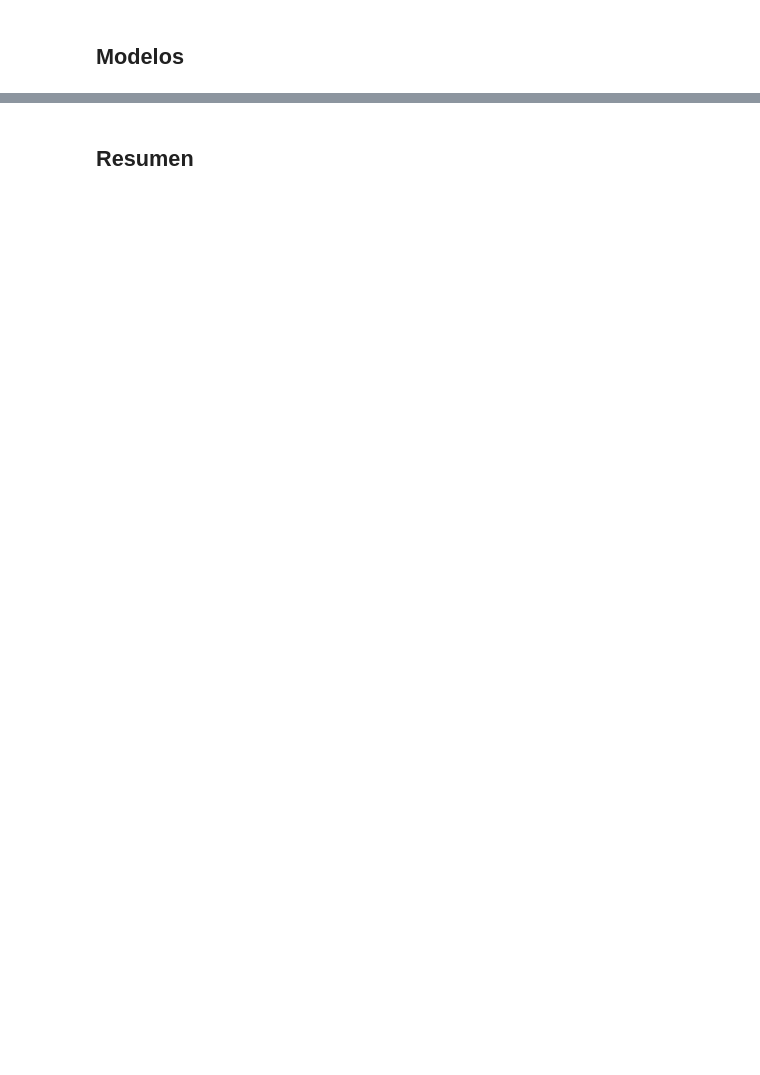
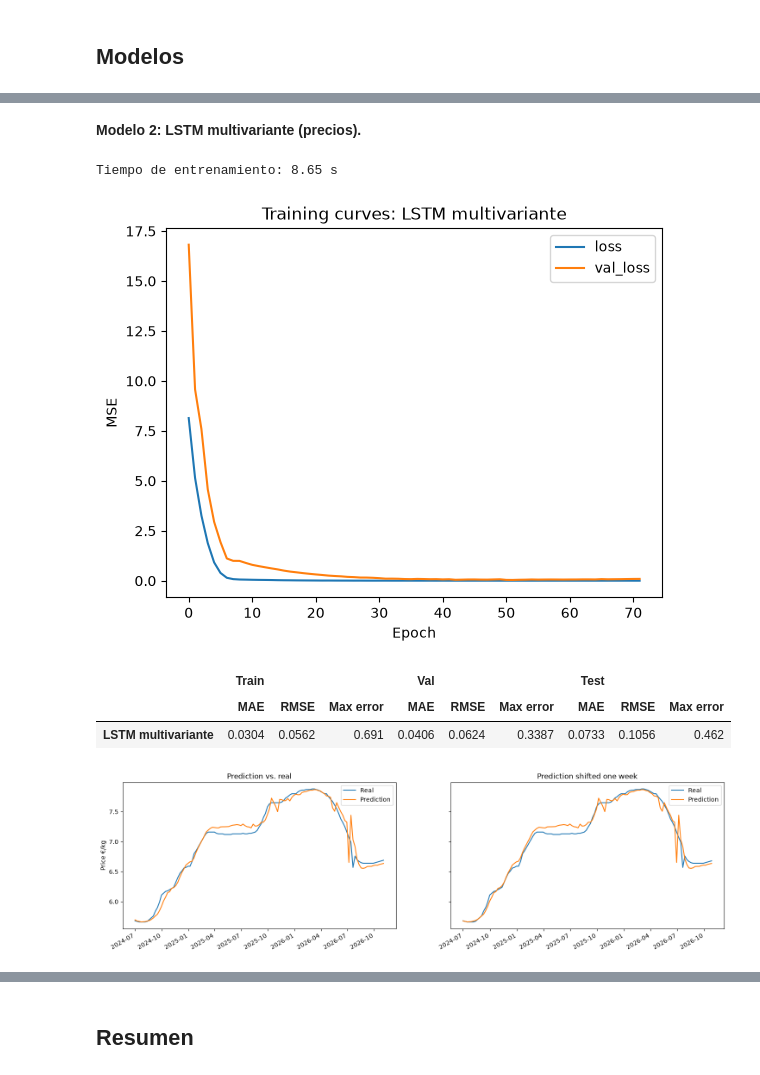
Before and after one commit to jsoriarom/lonja-time-series-prediction, a Jupyter notebook: src/notebooks/modeling.ipynb, the cells around one changed output, grey strips where cells are left out. Saved outputs shown, nothing was run; the diff lists cells and outputs as text; code cells hidden in the pictures; blank space fills up the shorter version.

```diff
--- a/src/notebooks/modeling.ipynb
+++ b/src/notebooks/modeling.ipynb
@@ -107,7 +125,7 @@ def train(model: tf.keras.Model, x_train, y_train, x_val, y_val):
     early_stopping = tf.keras.callbacks.EarlyStopping(
         monitor='val_loss', patience=PATIENCE, restore_best_weights=True
     )
-    model_history = model.fit(
+    return model.fit(
         x_train, y_train,
         validation_data=(x_val, y_val),
         epochs=EPOCHS,
@@ -115,10 +133,4 @@ def train(model: tf.keras.Model, x_train, y_train, x_val, y_val):
         shuffle=False,
         callbacks=[early_stopping],
         verbose=0
-    )
-    return model_history.history
-
-
-def predict(model: tf.keras.Model, x: np.ndarray) -> np.ndarray:
-    """Devuelve las predicciones como array de NumPy."""
-    return model.predict(x, verbose=0)
+    ).history
@@ -225,0 +305,13 @@ Tiempo de entrenamiento: 10.12 s
+# %% [markdown]
+**Modelo 2: LSTM multivariante (precios).**
+# %%
+set_seed()
+model = build_lstm(x.shape[1:], y.shape[1])
+run('LSTM multivariante', model, x, y)
+# %% [output]
+Tiempo de entrenamiento: 8.65 s
+[figure, added]
+|  | Train |  |  | Val |  |  | Test |  |  |
+|  | MAE | RMSE | Max error | MAE | RMSE | Max error | MAE | RMSE | Max error |
+| LSTM multivariante | 0.0304 | 0.0562 | 0.691 | 0.0406 | 0.0624 | 0.3387 | 0.0733 | 0.1056 | 0.462 |
+[figure, added]
```
Also changed, not shown: parts of 29 cells of this notebook.
